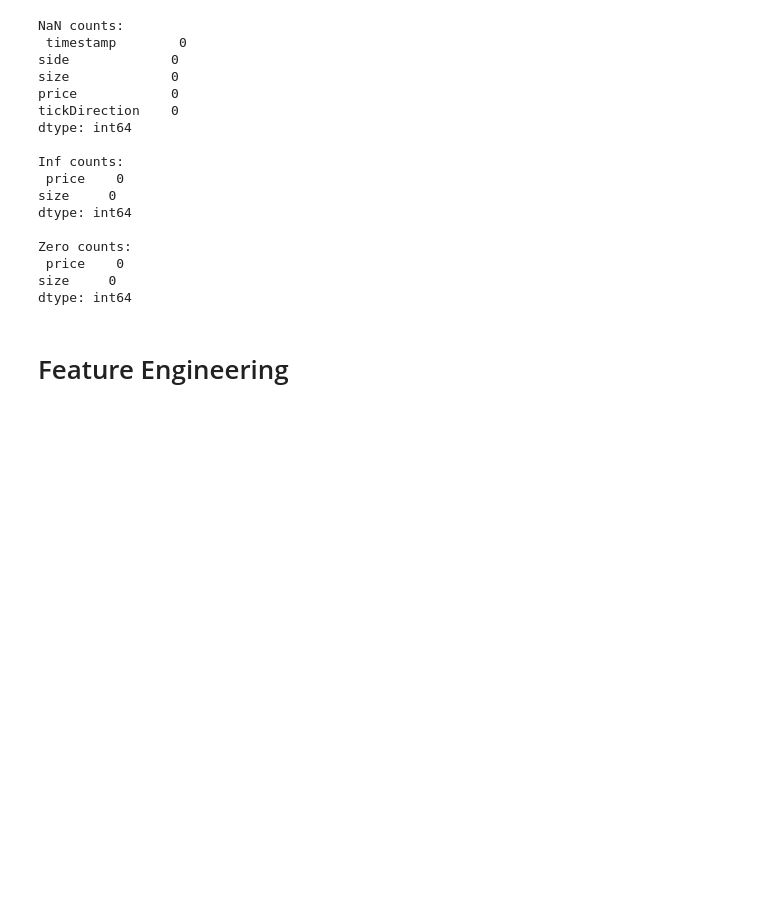
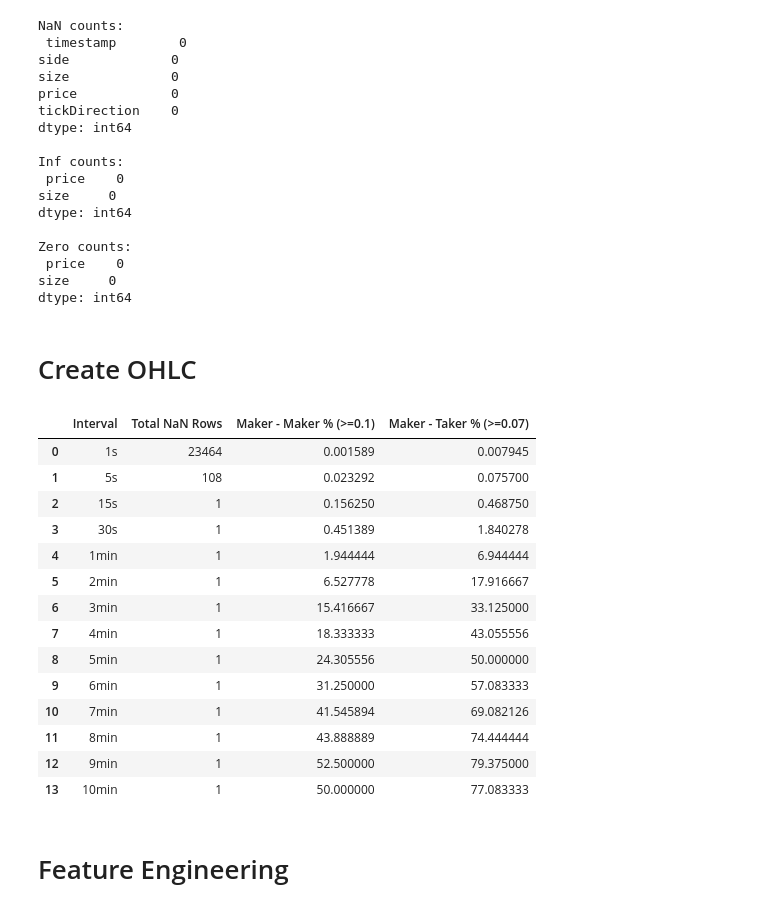
Before and after one commit to rheza-bitwyre/local-share-2, a Jupyter notebook: 06_trades_and_orderbooks/02_read_aggtrades_and_clean.ipynb, the cells around one changed output. Cells and saved outputs as stored; diff of their text form; code cells hidden in the pictures; blank space fills up the shorter version.

```diff
--- a/06_trades_and_orderbooks/02_read_aggtrades_and_clean.ipynb
+++ b/06_trades_and_orderbooks/02_read_aggtrades_and_clean.ipynb
@@ -106,3 +94,5 @@ Zero counts:
  price    0
 size     0
 dtype: int64
+# %% [markdown]
+# Create OHLC
@@ -109,3 +169,32 @@ dtype: int64
+# %%
+# List of intervals
+intervals = ['1s', '5s','15s','30s', '1min', '2min','3min','4min', '5min', '6min', '7min', '8min', '9min', '10min']
+
+# Store results in a DataFrame
+results = []
+for interval in intervals:
+    _, nan_rows_count, maker_maker_pct, maker_taker_pct = aggregate_ohlc(df, interval=interval)
+    results.append([interval, nan_rows_count, maker_maker_pct, maker_taker_pct])
+
+# Create a DataFrame to display results
+summary_df = pd.DataFrame(results, columns=['Interval', 'Total NaN Rows', 'Maker - Maker % (>=0.1)', 'Maker - Taker % (>=0.07)'])
+summary_df
+# %% [output]
+|  | Interval | Total NaN Rows | Maker - Maker % (>=0.1) | Maker - Taker % (>=0.07) |
+| 0 | 1s | 23464 | 0.001589 | 0.007945 |
+| 1 | 5s | 108 | 0.023292 | 0.075700 |
+| 2 | 15s | 1 | 0.156250 | 0.468750 |
+| 3 | 30s | 1 | 0.451389 | 1.840278 |
+| 4 | 1min | 1 | 1.944444 | 6.944444 |
+| 5 | 2min | 1 | 6.527778 | 17.916667 |
+| 6 | 3min | 1 | 15.416667 | 33.125000 |
+| 7 | 4min | 1 | 18.333333 | 43.055556 |
+| 8 | 5min | 1 | 24.305556 | 50.000000 |
+| 9 | 6min | 1 | 31.250000 | 57.083333 |
+| 10 | 7min | 1 | 41.545894 | 69.082126 |
+| 11 | 8min | 1 | 43.888889 | 74.444444 |
+| 12 | 9min | 1 | 52.500000 | 79.375000 |
+| 13 | 10min | 1 | 50.000000 | 77.083333 |
 # %% [markdown]
 # Feature Engineering
 # %%
```
Also changed, not shown: parts of 14 cells of this notebook, 8 other files.
